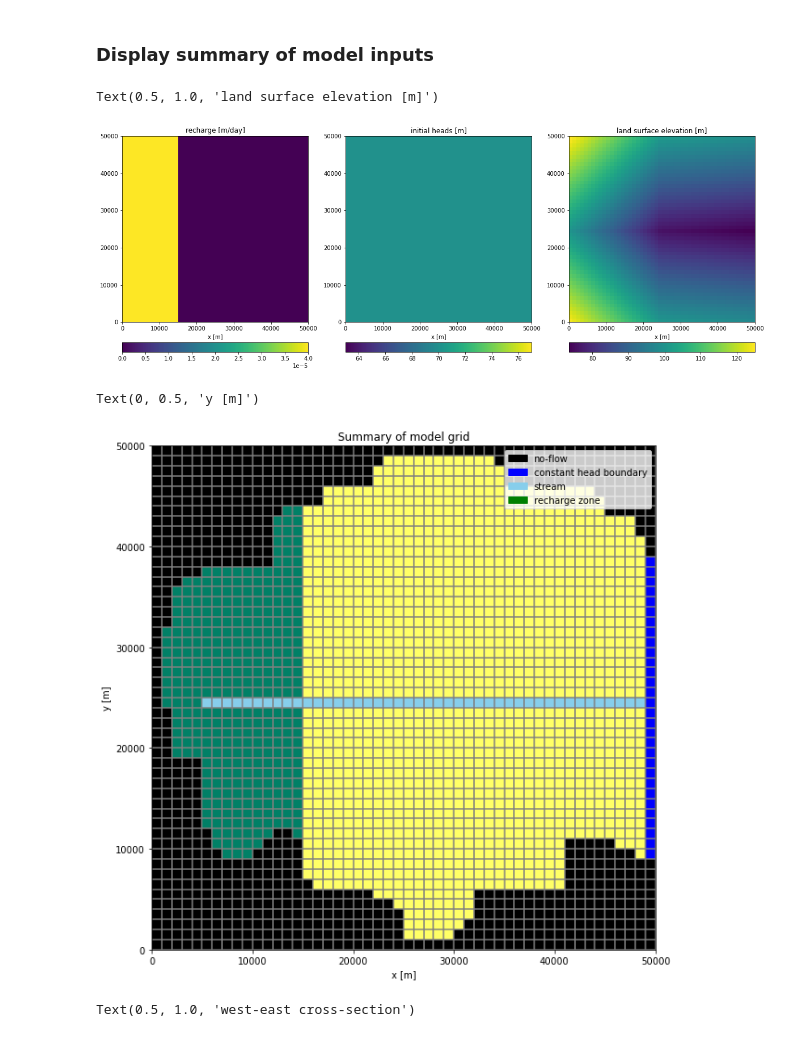
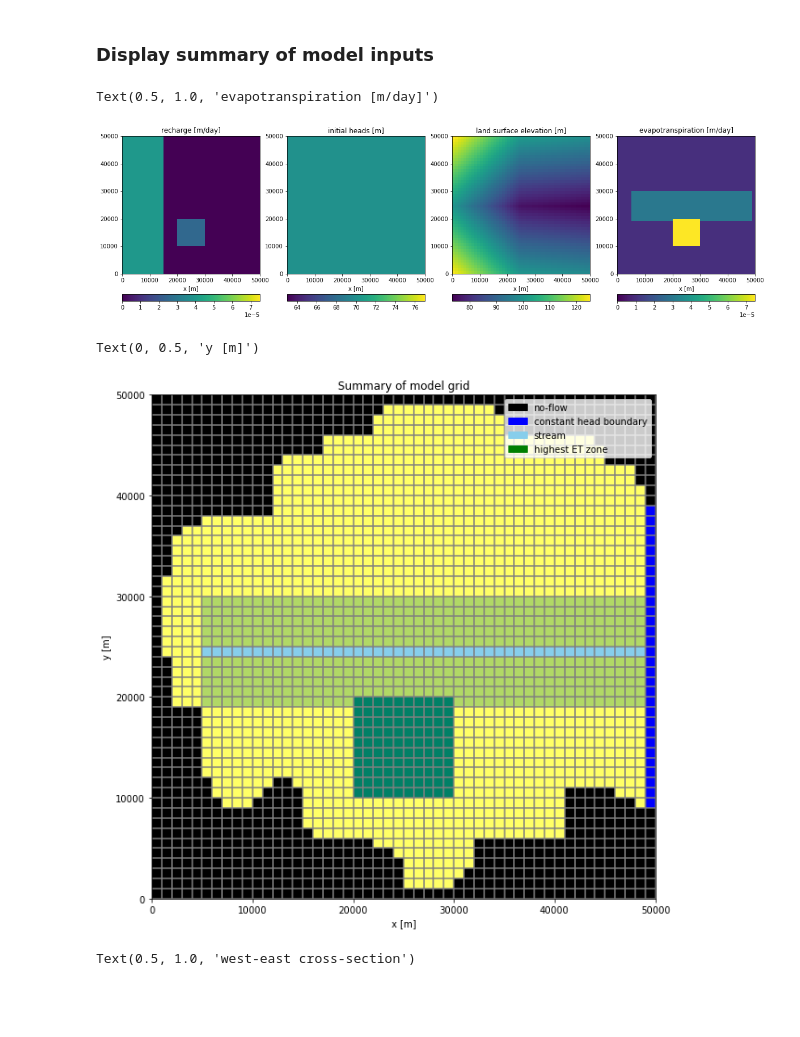
Before and after one commit to cfandel/geol340-w21, a Jupyter notebook: evapotranspiration/evapotranspiration.ipynb, the cells around one changed output. Saved outputs shown, nothing was run; the diff lists cells and outputs as text; code cells hidden in the pictures; blank space fills up the shorter version.

Commit message:
evapotranspiration example

```diff
--- a/evapotranspiration/evapotranspiration.ipynb
+++ b/evapotranspiration/evapotranspiration.ipynb
@@ -58,7 +63,7 @@ from matplotlib.ticker import LinearLocator, FormatStrFormatter
 ## Model setup
 # %%
 ##Name:
-modelname = "stream"
+modelname = "evapotranspiration"
 
 ##Grid:
 nrow = 50          #number of rows
@@ -106,6 +111,8 @@ strt = np.full((nlay, nrow, ncol), H_init)  #float (i.e. decimal) array, sets in
 R = 4e-5                              #recharge rate [m/day]
 rech = np.zeros((nrow,ncol))          #make array of zeros for recharge (dim: nrow, ncol, no layers because recharge only happens in top layer)
 rech[:,0:15] = R                      #set recharge in the leftmost 15 columns to the desired recharge rate
+R_ag = 0.25 * 1e-4                    #recharge rate in ag field [m/day] - calculated as 25% of applied irrigation rate
+rech[30:40,20:30] = R_ag              #set ag recharge rate in columns and rows representing ag field
 # %%
 ##Stream (using STR package):
 str_lay = 0                          #layer stream is in
@@ -152,6 +159,16 @@ for i in np.arange(nreach):        #iterate over reaches
 str_spd = {0: str_info}                        #create dictionary of stream info keyed to stress periods
 seg_info = [0, 0, 0, 0, 0, 0, 0, 0, 0, 0, 0]   #create segment info array - all zeros since only one segment
 str_segd = {0: seg_info}                       #create dict of segment info keyed to stress periods
+# %%
+##ET:
+ET_default = 1e-5                                         #ET rate in most of model [m/day]
+ET_riparian = 3e-5                                        #ET rate in riparian zone [m/day]
+ET_ag = 0.75 * 1e-4                                       #ET rate in ag field [m/day] - calculated as 75% of applied irrigation rate
+ET = np.full((nrow,ncol), ET_default)                     #define an array of default ET rate the size of the 2D model grid (2D because ET only occurs in top layer)
+ET[str_row-5:str_row+6, start_col:end_col] = ET_riparian  #assign riparian ET rate to cells on either side of stream
+ET[30:40,20:30] = ET_ag                                   #set ag ET rate in columns and rows representing ag field
+ET_surf = ztop                                            #set ET surface (elev at which max ET occurs - default to land surface)
+extinction_depth = np.full((nrow,ncol), 1.0)              #create array and assign extinction depth to all cells in top layer
 # %%
 ##Outputs:
 #this section usually does not change - we are telling the model which outputs to print
@@ -182,55 +200,63 @@ strm = flopy.modflow.mfstr.ModflowStr(mf, mxacts=nreach, nss=nseg, ntrib=0, ndiv
 # %%
 # Plot model setup with built-in FloPy tools
 # note: this is for the top layer only!
 
 #Set up axes
-f,axes = plt.subplots(nrows=1,ncols=3,figsize=(20,15))  #create figure and axis objects with subplots for each parameter
+f,axes = plt.subplots(nrows=1,ncols=4,figsize=(20,15))  #create figure and axis objects with subplots for each parameter
 maps = []                                               #create empty list to store maps of different model parameters
 caxes = []                                              #create empty list to store different colorbar axes
 for ax in axes:
     ax.set_aspect('equal') #set equal aspect ratio for all subplot axes
     m = flopy.plot.PlotMapView(model=mf, ax=ax, layer=0) #create map object
     ax.set_xlabel('x [m]')                               #set x axis label
     divider = make_axes_locatable(ax)                    #make axes dividable (to add colorbar)
     cax = divider.append_axes('bottom', size="5%", pad=0.5)   #add an axis at the bottom for the colorbar
     maps.append(m)                                            #add map object to list
     caxes.append(cax)                                         #add colorbar axis object to label
 
+#Get min and max of ET and recharge rates to plot on same colorscale:
+vmin = np.min([np.min(ET),np.min(rech)])
+vmax = np.max([np.max(ET),np.max(rech)])
 
-r = maps[0].plot_array(rech)
+#Plot input arrays in map view:
+r = maps[0].plot_array(rech, vmin=vmin, vmax=vmax)
 plt.colorbar(r, cax=caxes[0], orientation='horizontal')       #plot the colorbar
 axes[0].set_title('recharge [m/day]')
 
 h = maps[1].plot_array(strt[0,:,:])
 plt.colorbar(h, cax=caxes[1], orientation='horizontal')       #plot the colorbar
 axes[1].set_title('initial heads [m]')
 
 h = maps[2].plot_array(ztop)
 plt.colorbar(h, cax=caxes[2], orientation='horizontal')       #plot the colorbar
 axes[2].set_title('land surface elevation [m]')
+
+h = maps[3].plot_array(ET, vmin=vmin, vmax=vmax)
+plt.colorbar(h, cax=caxes[3], orientation='horizontal')       #plot the colorbar
+axes[3].set_title('evapotranspiration [m/day]')
 # %% [output]
-Text(0.5, 1.0, 'land surface elevation [m]')
+Text(0.5, 1.0, 'evapotranspiration [m/day]')
-[figure, old version]
+[figure, new version]
 # %%
 #Plot model boundary conditions summary:
 f,ax = plt.subplots(1,1,figsize=(10,10))                    #create new figure and axes
 plt.title('Summary of model grid')                          #set figure title
 m = flopy.plot.PlotMapView(model=mf, layer=0)               #create model map object
 grid = m.plot_grid(colors='gray')                           #plot model grid
-r = m.plot_array(rech, cmap='summer_r')                     #plot recharge array
+et = m.plot_array(ET, cmap='summer_r')                     #plot ET array
 bc = m.plot_ibound()                                        #plot boundary conditions
 s = m.plot_bc("STR", color='skyblue')                       #plot stream
 
 #Format and legend
-plt.legend(handles=[matplotlib.patches.Patch(color='black',label='no-flow'),      #add legend manually
-                    matplotlib.patches.Patch(color='blue',label='constant head boundary'),
+plt.legend(handles=[matplotlib.patches.Patch(color='black', label='no-flow'),      #add legend manually
+                    matplotlib.patches.Patch(color='blue', label='constant head boundary'),
                     matplotlib.patches.Patch(color='skyblue', label='stream'),
-                    matplotlib.patches.Patch(color='green',label='recharge zone')])
+                    matplotlib.patches.Patch(color='green', label='highest ET zone')])
 ax.set_xlabel('x [m]')
 ax.set_ylabel('y [m]')
 # %% [output]
 Text(0, 0.5, 'y [m]')
-[figure, old version]
+[figure, new version]
 # %%
 #Plot cross-section view of model:
 
```
Also changed, not shown: parts of 9 cells of this notebook, 36 other files.
